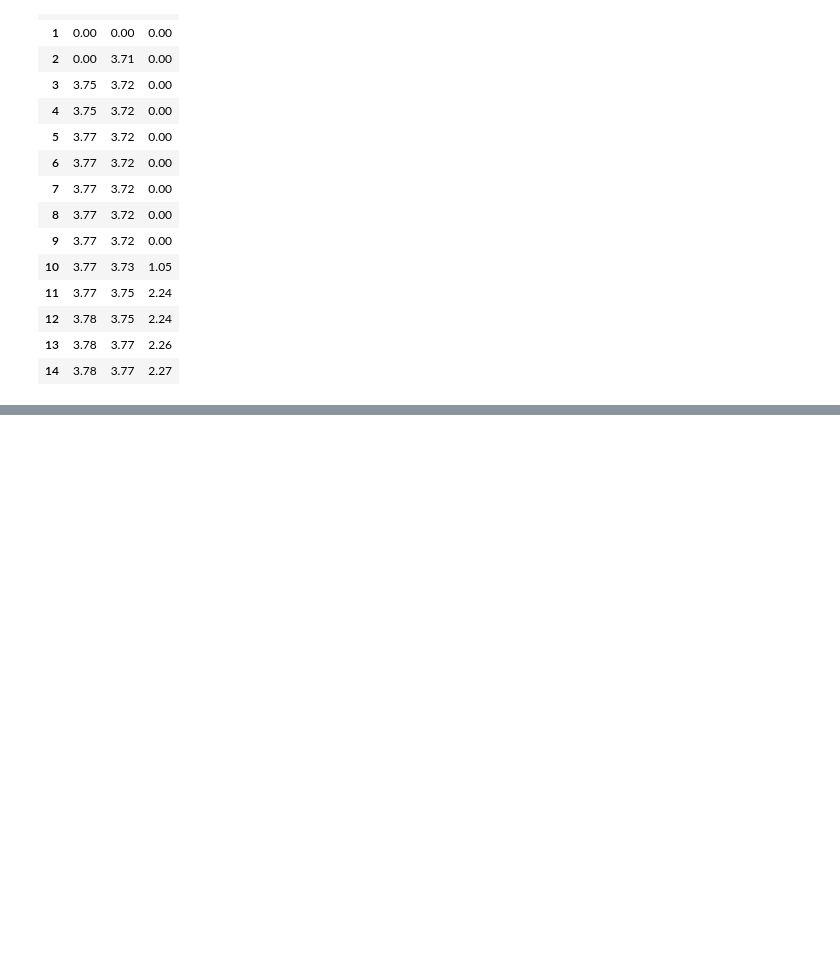
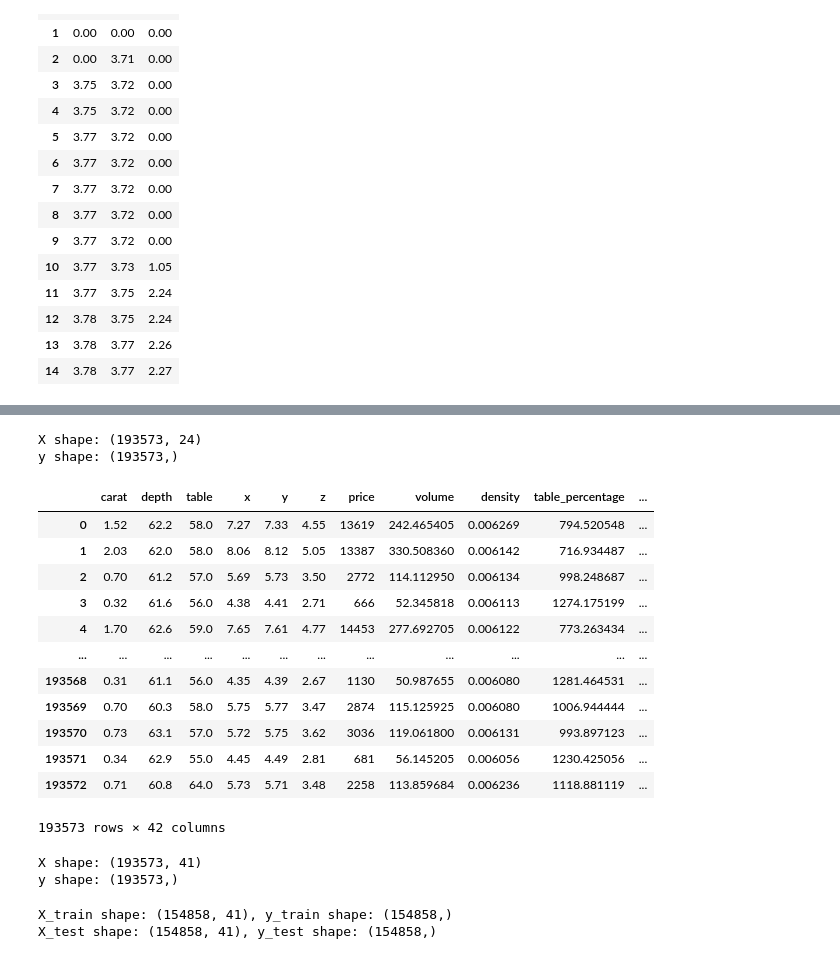
Before and after one commit to dhruvthakur2000/mlopss, a Jupyter notebook: experiments/experiments.ipynb, the cells around one changed output, grey strips where cells are left out. Saved outputs shown, nothing was run; the diff lists cells and outputs as text; code cells hidden in the pictures; blank space fills up the shorter version.

```diff
--- a/experiments/experiments.ipynb
+++ b/experiments/experiments.ipynb
@@ -68,0 +280,54 @@ pd.concat(sorted_dims,axis=1).head(15)
+# %%
+X = data.drop(['price'],axis=1)
+y = data['price']
+
+print("X shape:", X.shape)
+print("y shape:", y.shape)
+# %% [output]
+X shape: (193573, 24)
+y shape: (193573,)
+# %%
+cat_cols=['cut', 'color', 'clarity']
+pipeline = ColumnTransformer([
+    ('cat', OrdinalEncoder(), cat_cols)
+], remainder='passthrough')
+# %%
+transformed_data = pipeline.fit_transform(data)
+#transformed_df = pd.DataFrame(transformed_data, columns=cat_cols + data.columns[len(cat_cols):])
+transformed_df = pd.DataFrame(transformed_data, columns=cat_cols + list(data.columns[len(cat_cols):]))
+# %%
+transformed_df = transformed_df.drop(columns='price')
+# %%
+data_encoded = pd.concat([data.drop(columns=cat_cols), transformed_df.drop(columns=cat_cols)], axis=1)
+data_encoded
+# %% [output]
+|  | carat | depth | table | x | y | z | price | volume | density | table_percentage | ... |
+| 0 | 1.52 | 62.2 | 58.0 | 7.27 | 7.33 | 4.55 | 13619 | 242.465405 | 0.006269 | 794.520548 | ... |
+| 1 | 2.03 | 62.0 | 58.0 | 8.06 | 8.12 | 5.05 | 13387 | 330.508360 | 0.006142 | 716.934487 | ... |
+| 2 | 0.70 | 61.2 | 57.0 | 5.69 | 5.73 | 3.50 | 2772 | 114.112950 | 0.006134 | 998.248687 | ... |
+| 3 | 0.32 | 61.6 | 56.0 | 4.38 | 4.41 | 2.71 | 666 | 52.345818 | 0.006113 | 1274.175199 | ... |
+| 4 | 1.70 | 62.6 | 59.0 | 7.65 | 7.61 | 4.77 | 14453 | 277.692705 | 0.006122 | 773.263434 | ... |
+| ... | ... | ... | ... | ... | ... | ... | ... | ... | ... | ... | ... |
+| 193568 | 0.31 | 61.1 | 56.0 | 4.35 | 4.39 | 2.67 | 1130 | 50.987655 | 0.006080 | 1281.464531 | ... |
+| 193569 | 0.70 | 60.3 | 58.0 | 5.75 | 5.77 | 3.47 | 2874 | 115.125925 | 0.006080 | 1006.944444 | ... |
+| 193570 | 0.73 | 63.1 | 57.0 | 5.72 | 5.75 | 3.62 | 3036 | 119.061800 | 0.006131 | 993.897123 | ... |
+| 193571 | 0.34 | 62.9 | 55.0 | 4.45 | 4.49 | 2.81 | 681 | 56.145205 | 0.006056 | 1230.425056 | ... |
+| 193572 | 0.71 | 60.8 | 64.0 | 5.73 | 5.71 | 3.48 | 2258 | 113.859684 | 0.006236 | 1118.881119 | ... |
+193573 rows × 42 columns
+# %%
+X_encoded = data_encoded.drop(['price'],axis=1)
+y_encoded = data_encoded['price']
+
+print("X shape:", X_encoded.shape)
+print("y shape:", y_encoded.shape)
+# %% [output]
+X shape: (193573, 41)
+y shape: (193573,)
+# %%
+X_train, X_test, y_train, y_test = train_test_split(X_encoded, y_encoded, test_size=0.2, random_state=13)
+
+print(f"X_train shape: {X_train.shape}, y_train shape: {y_train.shape}")
+print(f"X_test shape: {X_train.shape}, y_test shape: {y_train.shape}")
+# %% [output]
+X_train shape: (154858, 41), y_train shape: (154858,)
+X_test shape: (154858, 41), y_test shape: (154858,)
```
Also changed, not shown: parts of 24 cells of this notebook.
